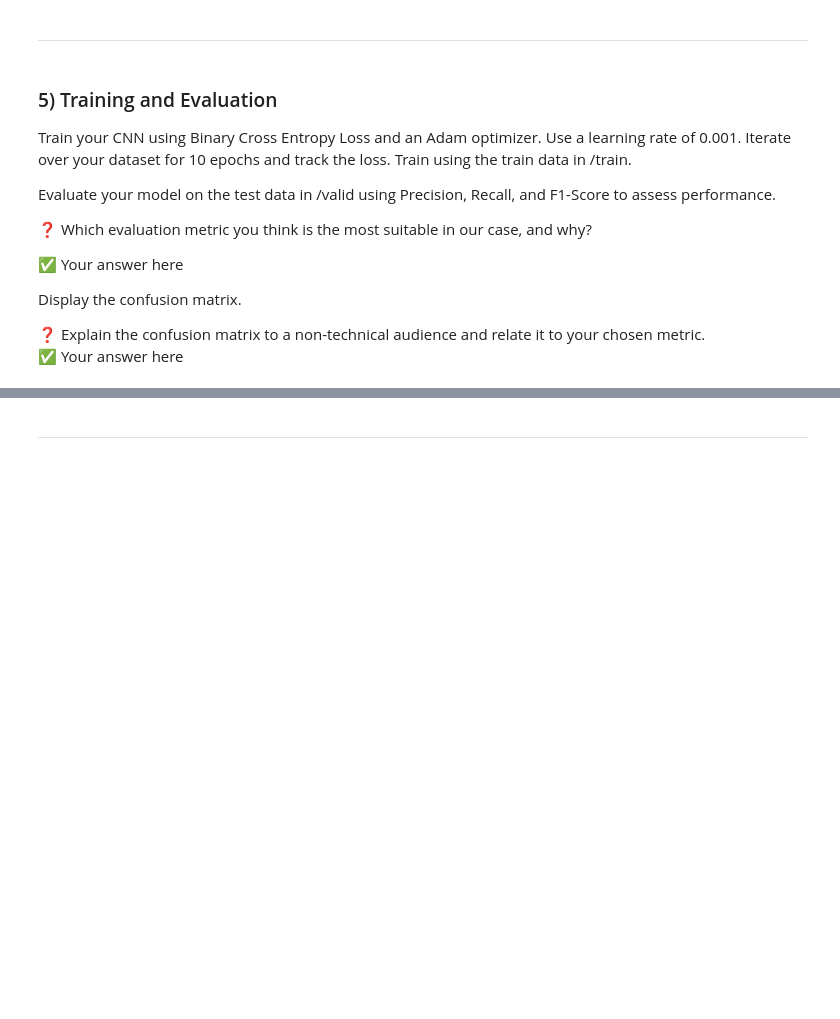
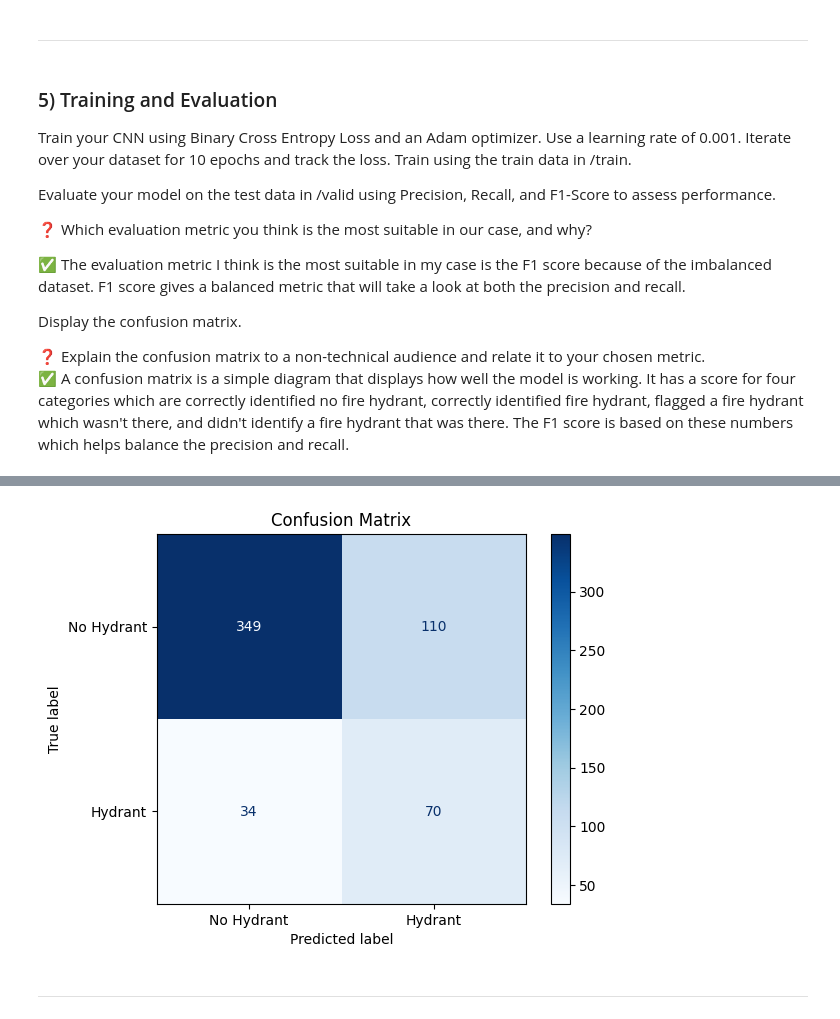
Before and after one commit to marxjoseph/SYSC4415A2, a Jupyter notebook: W2026/Assignments/A2/A2_SYSC4415_W26.ipynb, the cells around one changed output, grey strips where cells are left out. Drawn from its saved outputs; the diff is of its cells as text; code cells hidden in the pictures; blank space fills up the shorter version.

```diff
--- a/W2026/Assignments/A2/A2_SYSC4415_W26.ipynb
+++ b/W2026/Assignments/A2/A2_SYSC4415_W26.ipynb
@@ -281,10 +283,9 @@ Evaluate your model on the test data in /valid using Precision, Recall, and F1-S
 
 ❓ Which evaluation metric you think is the most suitable in our case, and why?
 
-✅ Your answer here
-
+✅ The evaluation metric I think is the most suitable in my case is the F1 score because of the imbalanced dataset. F1 score gives a balanced metric that will take a look at both the precision and recall.
 
 Display the confusion matrix.
 
 ❓ Explain the confusion matrix to a non-technical audience and relate it to your chosen metric.
-✅ Your answer here
+✅ A confusion matrix is a simple diagram that displays how well the model is working. It has a score for four categories which are correctly identified no fire hydrant, correctly identified fire hydrant, flagged a fire hydrant which wasn't there, and didn't identify a fire hydrant that was there. The F1 score is based on these numbers which helps balance the precision and recall.
@@ -292,0 +292,41 @@ Display the confusion matrix.
+# %%
+# Train the model
+loss_func = nn.BCELoss()
+optimizer = optim.Adam(model.parameters(), lr=0.001)
+for epoch in range(10):
+    model.train()
+    epoch_loss = 0.0
+    for X, y in train_loader:
+        optimizer.zero_grad()
+        loss = loss_func(model(X), y.float().unsqueeze(1))
+        loss.backward()
+        optimizer.step()
+        epoch_loss += loss.item()
+    print(f"Epoch {epoch+1}/10, Loss: {epoch_loss/len(train_loader):.4f}")
+
+# Evaluate the model
+model.eval()
+all_preds = []
+all_labels = []
+with torch.no_grad():
+    for X, y in valid_loader:
+        preds = (model(X) >= 0.5).float()
+        all_preds.extend(preds.squeeze().tolist())
+        all_labels.extend(y.tolist())
+
+# Print performance metrics
+precision = precision_score(all_labels, all_preds)
+recall = recall_score(all_labels, all_preds)
+f1 = f1_score(all_labels, all_preds)
+print("\nPerformance Metrics")
+print(f"\nPrecision: {precision:.4f}")
+print(f"Recall:    {recall:.4f}")
+print(f"F1-Score:  {f1:.4f}")
+
+# Display confusion matrix
+cm = confusion_matrix(all_labels, all_preds)
+disp = ConfusionMatrixDisplay(confusion_matrix=cm, display_labels=['No Hydrant', 'Hydrant'])
+disp.plot(cmap='Blues')
+plt.title("Confusion Matrix")
+plt.show()
+# %% [output]
@@ -293,3 +349,4 @@ Display the confusion matrix.
+[figure, added]
 # %% [markdown]
 ---
 # %% [markdown]
```
Also changed, not shown: parts of 5 cells of this notebook.
